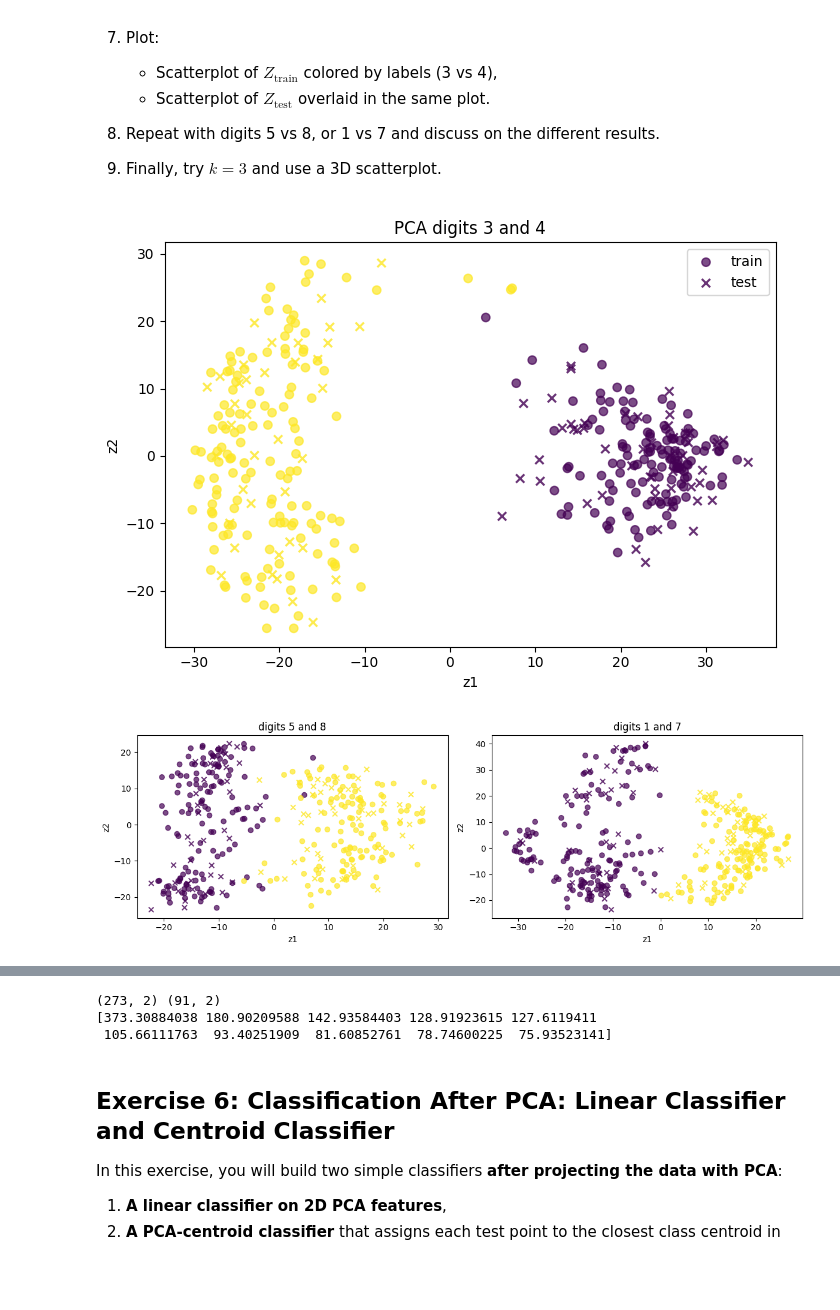
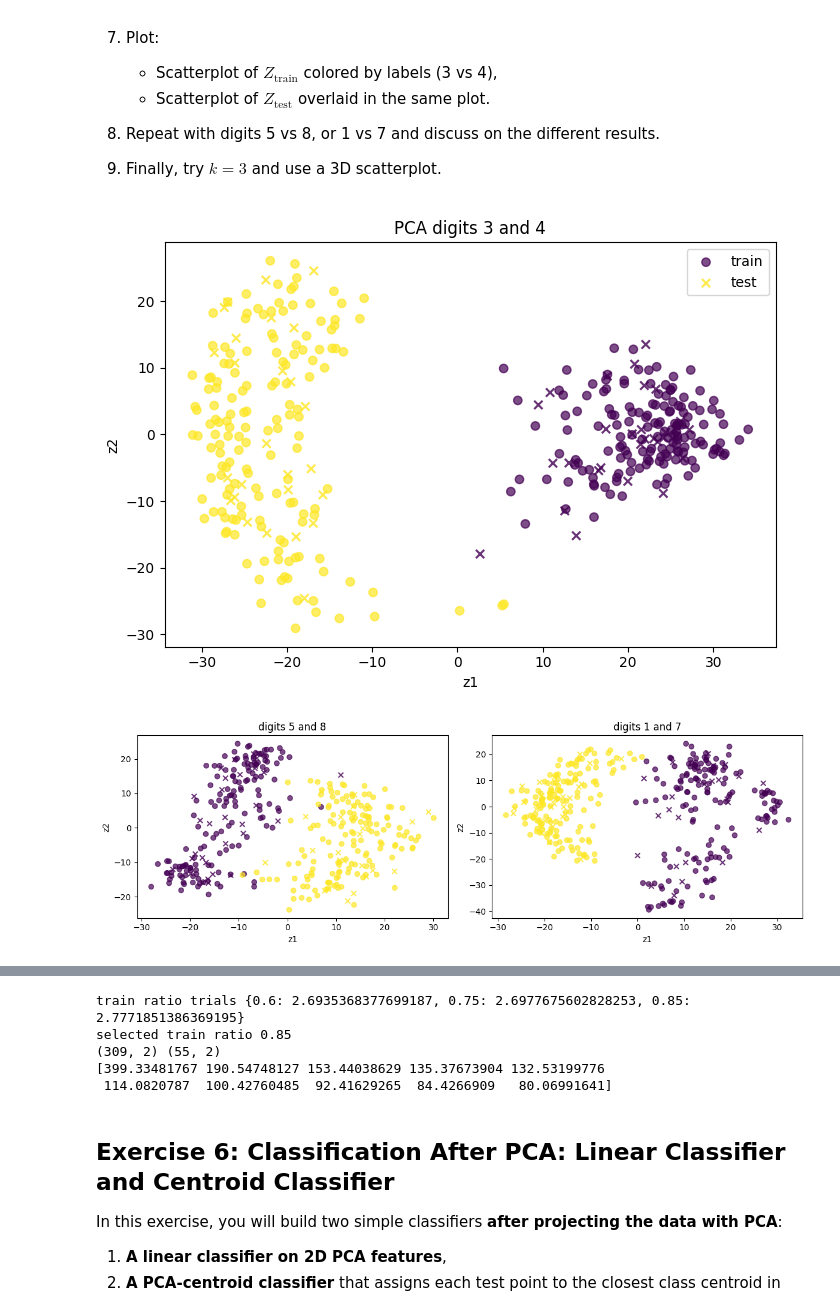
Before and after one commit to mohamadch91/Statistical-and-Mathematical-Methods-for-Machine-Learning-SMM-, a Jupyter notebook: hw4/HW4.ipynb, the cells around one changed output, grey strips where cells are left out. Cells and saved outputs as stored; diff of their text form; code cells hidden in the pictures; blank space fills up the shorter version.

```diff
--- a/hw4/HW4.ipynb
+++ b/hw4/HW4.ipynb
@@ -36,7 +36,17 @@ import numpy as np
 import matplotlib.pyplot as plt
 
 np.random.seed(8)
-A = np.random.randn(10, 6)
+shape_candidates = [(8, 5), (10, 6), (12, 7)]
+shape_scores = {}
+matrices = {}
+for shape in shape_candidates:
+    B = np.random.randn(*shape)
+    U_trial, s_trial, VT_trial = np.linalg.svd(B, full_matrices=False)
+    B_rec = U_trial @ np.diag(s_trial) @ VT_trial
+    shape_scores[shape] = float(np.linalg.norm(B - B_rec, ord="fro"))
+    matrices[shape] = B
+selected_shape = min(shape_scores, key=shape_scores.get)
+A = matrices[selected_shape]
 U, s, VT = np.linalg.svd(A, full_matrices=False)
 Sigma = np.diag(s)
 A_rec = U @ Sigma @ VT
@@ -50,6 +60,8 @@ plt.title("Singular values")
 plt.grid()
 plt.show()
 
+print("shape trials", shape_scores)
+print("selected shape", selected_shape)
 print(A.shape, U.shape, Sigma.shape, VT.shape)
 print(err)
 print(s)
@@ -253,19 +266,20 @@ def load_digit_data():
     digits = load_digits()
     return digits.data.astype(float), digits.target.astype(int)
 
-def split_data(X, y, train_ratio=0.75):
-    idx = np.random.permutation(len(y))
+def split_data(X, y, train_ratio=0.75, seed=9):
+    rng = np.random.default_rng(seed)
+    idx = rng.permutation(len(y))
     n_train = int(train_ratio*len(y))
     train_idx = idx[:n_train]
     test_idx = idx[n_train:]
     return X[train_idx], X[test_idx], y[train_idx], y[test_idx]
 
-def pca_digits(pair=(3, 4), k=2):
+def pca_digits(pair=(3, 4), k=2, train_ratio=0.75):
     X_all, y_all = load_digit_data()
     mask = (y_all == pair[0]) | (y_all == pair[1])
     X_pair = X_all[mask]
     y_pair = y_all[mask]
-    X_train, X_test, y_train, y_test = split_data(X_pair, y_pair)
+    X_train, X_test, y_train, y_test = split_data(X_pair, y_pair, train_ratio=train_ratio)
     cX = X_train.mean(axis=0, keepdims=True)
     Xc_train = X_train - cX
     Xc_test = X_test - cX
@@ -275,41 +289,57 @@ def pca_digits(pair=(3, 4), k=2):
     Z_test = Xc_test @ P
     return Z_train, Z_test, y_train, y_test, P, cX, s
 
-Z_train, Z_test, y_train, y_test, P, cX, s = pca_digits((3, 4), k=2)
+def separation_score(Z, y, pair):
+    z0 = Z[y == pair[0]]
+    z1 = Z[y == pair[1]]
+    d = np.linalg.norm(z0.mean(axis=0) - z1.mean(axis=0))
+    spread = z0.std(axis=0).mean() + z1.std(axis=0).mean()
+    return float(d/spread)
+
+train_ratio_candidates = [0.6, 0.75, 0.85]
+train_ratio_scores = {}
+for ratio in train_ratio_candidates:
+    Za, Zb, ya, yb, P_trial, c_trial, s_trial = pca_digits((3, 4), k=2, train_ratio=ratio)
+    train_ratio_scores[ratio] = separation_score(Za, ya, (3, 4))
+selected_train_ratio = max(train_ratio_scores, key=train_ratio_scores.get)
+
+Z_train, Z_test, y_train, y_test, P, cX, s = pca_digits((3, 4), k=2, train_ratio=selected_train_ratio)
 plt.figure(figsize=(7, 5))
 plt.scatter(Z_train[:,0], Z_train[:,1], c=y_train, alpha=0.7, label="train")
 plt.scatter(Z_test[:,0], Z_test[:,1], c=y_test, marker="x", alpha=0.8, label="test")
 plt.xlabel("z1")
 plt.ylabel("z2")
 plt.title("PCA digits 3 and 4")
 plt.legend()
 plt.tight_layout()
 plt.show()
 
 pairs = [(5, 8), (1, 7)]
 fig, axes = plt.subplots(1, 2, figsize=(12, 4))
 for ax, pair in zip(axes, pairs):
-    Za, Zb, ya, yb, P_pair, c_pair, s_pair = pca_digits(pair, k=2)
+    Za, Zb, ya, yb, P_pair, c_pair, s_pair = pca_digits(pair, k=2, train_ratio=selected_train_ratio)
     ax.scatter(Za[:,0], Za[:,1], c=ya, alpha=0.7)
     ax.scatter(Zb[:,0], Zb[:,1], c=yb, marker="x", alpha=0.8)
     ax.set_title(f"digits {pair[0]} and {pair[1]}")
     ax.set_xlabel("z1")
     ax.set_ylabel("z2")
 plt.tight_layout()
 plt.show()
 
-Z3_train, Z3_test, y3_train, y3_test, P3, c3, s3 = pca_digits((3, 4), k=3)
+Z3_train, Z3_test, y3_train, y3_test, P3, c3, s3 = pca_digits((3, 4), k=3, train_ratio=selected_train_ratio)
 fig = plt.figure(figsize=(7, 5))
 ax = fig.add_subplot(111, projection="3d")
 ax.scatter(Z3_train[:,0], Z3_train[:,1], Z3_train[:,2], c=y3_train, alpha=0.7)
 ax.set_xlabel("z1")
 ax.set_ylabel("z2")
 ax.set_zlabel("z3")
 plt.tight_layout()
 plt.show()
 
+print("train ratio trials", train_ratio_scores)
+print("selected train ratio", selected_train_ratio)
 print(Z_train.shape, Z_test.shape)
 print(s[:10])
 # %% [output]
-[figure, old version]
+[figure, new version]
-[figure, old version]
+[figure, new version]
@@ -317,6 +347,8 @@ print(s[:10])
-(273, 2) (91, 2)
-[373.30884038 180.90209588 142.93584403 128.91923615 127.6119411
- 105.66111763  93.40251909  81.60852761  78.74600225  75.93523141]
+train ratio trials {0.6: 2.6935368377699187, 0.75: 2.6977675602828253, 0.85: 2.7771851386369195}
+selected train ratio 0.85
+(309, 2) (55, 2)
+[399.33481767 190.54748127 153.44038629 135.37673904 132.53199776
+ 114.0820787  100.42760485  92.41629265  84.4266909   80.06991641]
 # %% [markdown]
 ## Exercise 6: Classification After PCA: Linear Classifier and Centroid Classifier
 
```
Also changed, not shown: parts of 5 cells of this notebook, 3 other files.
